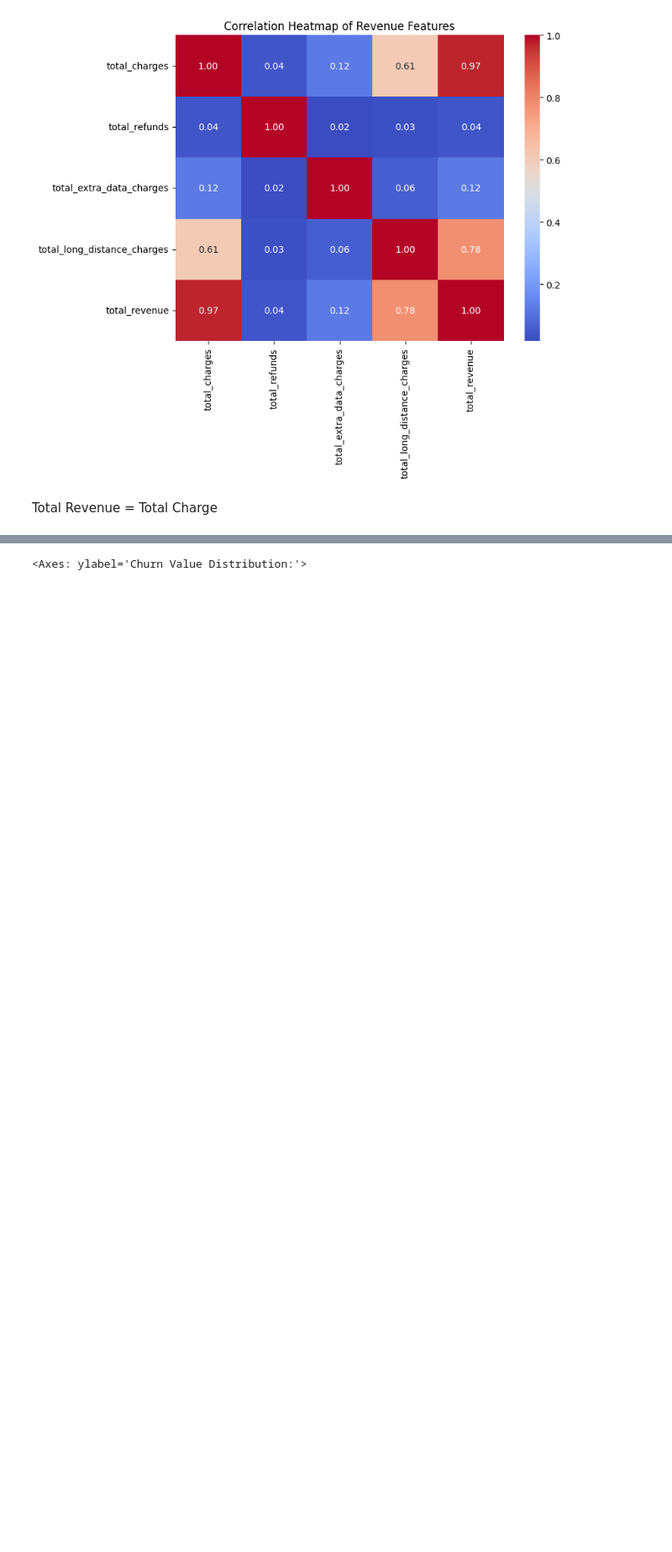
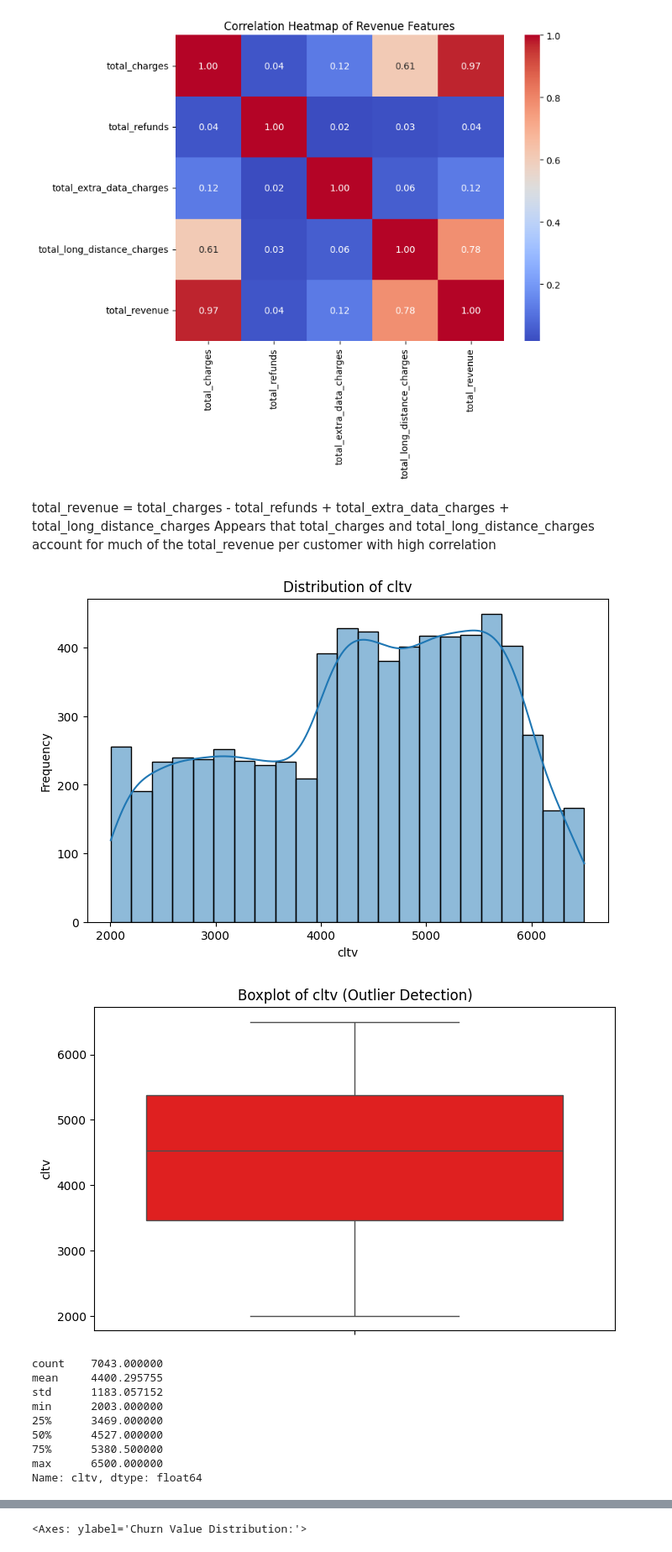
Before and after one commit to pprestonlee/churn-prediction, a Jupyter notebook: notebooks/eda.ipynb, the cells around one changed output, grey strips where cells are left out. Shown at 84% size. Cells and saved outputs as stored; diff of their text form; code cells hidden in the pictures; blank space fills up the shorter version.

```diff
--- a/notebooks/eda.ipynb
+++ b/notebooks/eda.ipynb
@@ -963,4 +969,19 @@ plt.show()
 # %% [output]
 [figure]
 # %% [markdown]
-Total Revenue = Total Charge
+total_revenue = total_charges - total_refunds + total_extra_data_charges + total_long_distance_charges
+Appears that total_charges and total_long_distance_charges account for much of the total_revenue per customer with high correlation
+# %%
+univariate_analysis(data, 'cltv')
+# %% [output]
+[figure, added]
+[figure, added]
+count    7043.000000
+mean     4400.295755
+std      1183.057152
+min      2003.000000
+25%      3469.000000
+50%      4527.000000
+75%      5380.500000
+max      6500.000000
+Name: cltv, dtype: float64
```
Also changed, not shown: parts of 23 cells of this notebook, 2 other files.
